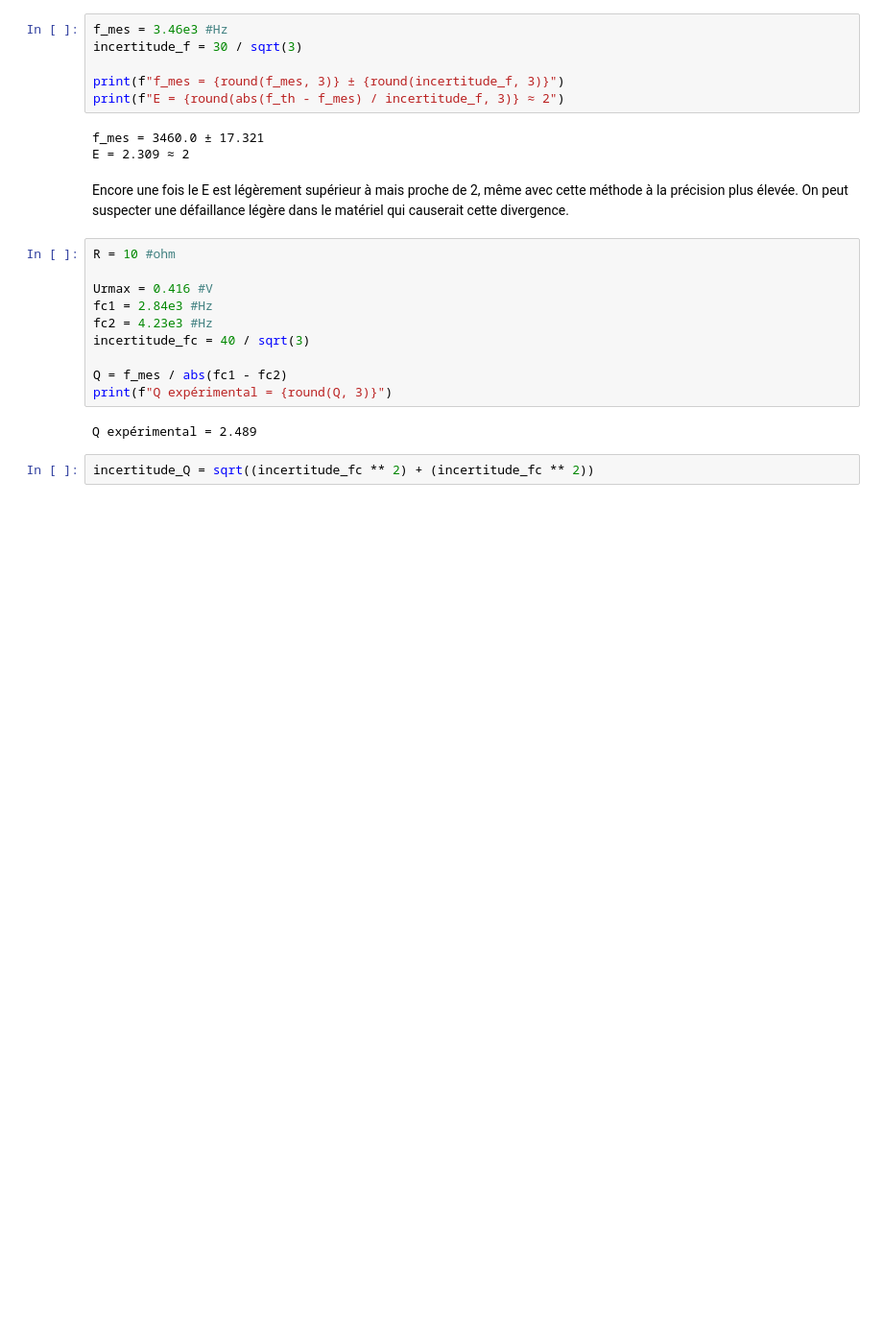
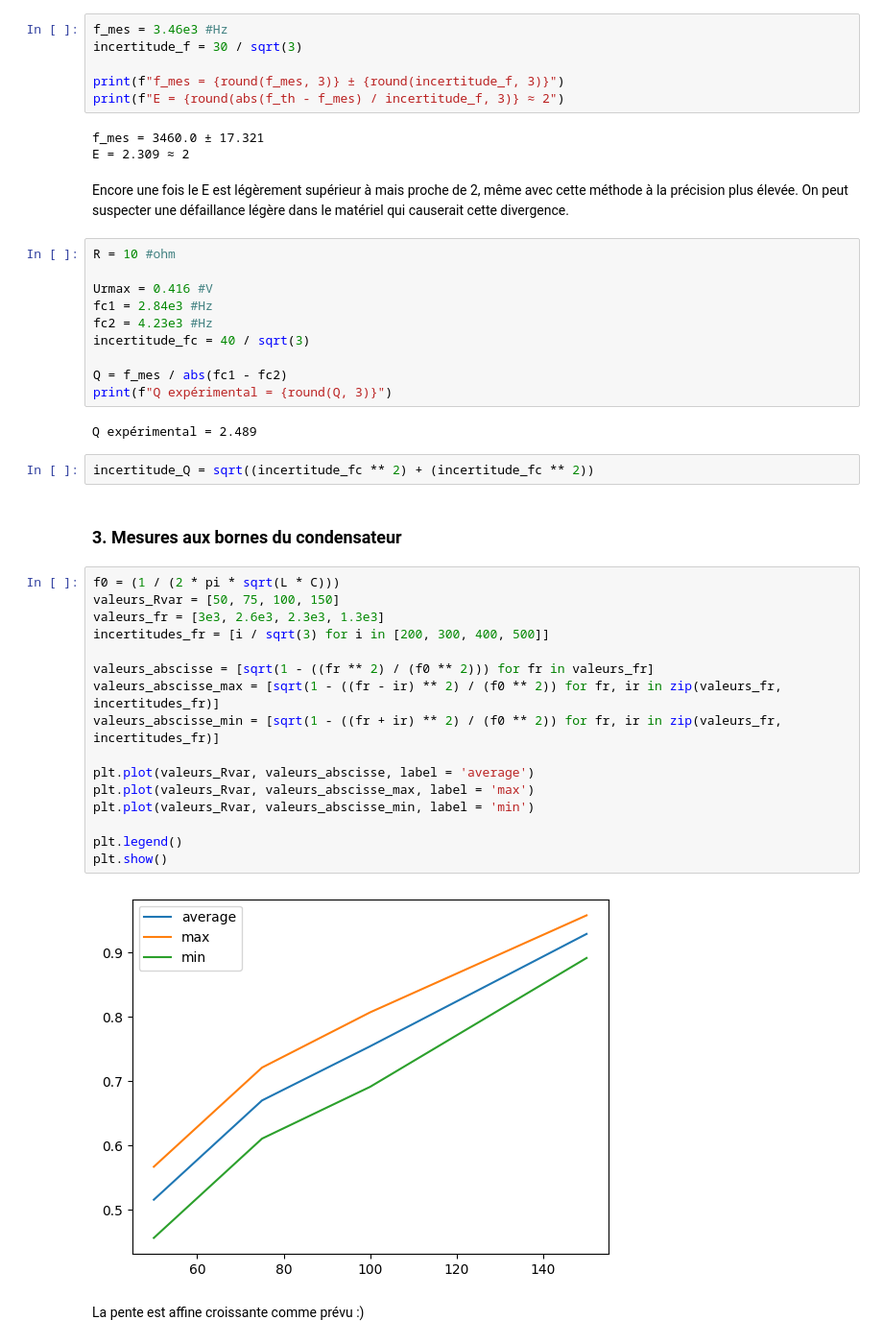
Before and after one commit to PoserCanary/TP-Physique, a Jupyter notebook: TP13 Étude RLC régime sinusoïdal.ipynb, the cells around one changed output. Shown at 96% size. Saved outputs shown, nothing was run; the diff lists cells and outputs as text; blank space fills up the shorter version.

```diff
--- a/TP13 Étude RLC régime sinusoïdal.ipynb
+++ b/TP13 Étude RLC régime sinusoïdal.ipynb
@@ -59,3 +59,25 @@ print(f"Q expérimental = {round(Q, 3)}")
 Q expérimental = 2.489
 # %%
 incertitude_Q = sqrt((incertitude_fc ** 2) + (incertitude_fc ** 2))
+# %% [markdown]
+### 3. Mesures aux bornes du condensateur
+# %%
+f0 = (1 / (2 * pi * sqrt(L * C)))
+valeurs_Rvar = [50, 75, 100, 150]
+valeurs_fr = [3e3, 2.6e3, 2.3e3, 1.3e3]
+incertitudes_fr = [i / sqrt(3) for i in [200, 300, 400, 500]]
+
+valeurs_abscisse = [sqrt(1 - ((fr ** 2) / (f0 ** 2))) for fr in valeurs_fr]
+valeurs_abscisse_max = [sqrt(1 - ((fr - ir) ** 2) / (f0 ** 2)) for fr, ir in zip(valeurs_fr, incertitudes_fr)]
+valeurs_abscisse_min = [sqrt(1 - ((fr + ir) ** 2) / (f0 ** 2)) for fr, ir in zip(valeurs_fr, incertitudes_fr)]
+
+plt.plot(valeurs_Rvar, valeurs_abscisse, label = 'average')
+plt.plot(valeurs_Rvar, valeurs_abscisse_max, label = 'max')
+plt.plot(valeurs_Rvar, valeurs_abscisse_min, label = 'min')
+
+plt.legend()
+plt.show()
+# %% [output]
+[figure, added]
+# %% [markdown]
+La pente est affine croissante comme prévu :)
```
Also changed, not shown: 1 other file.
